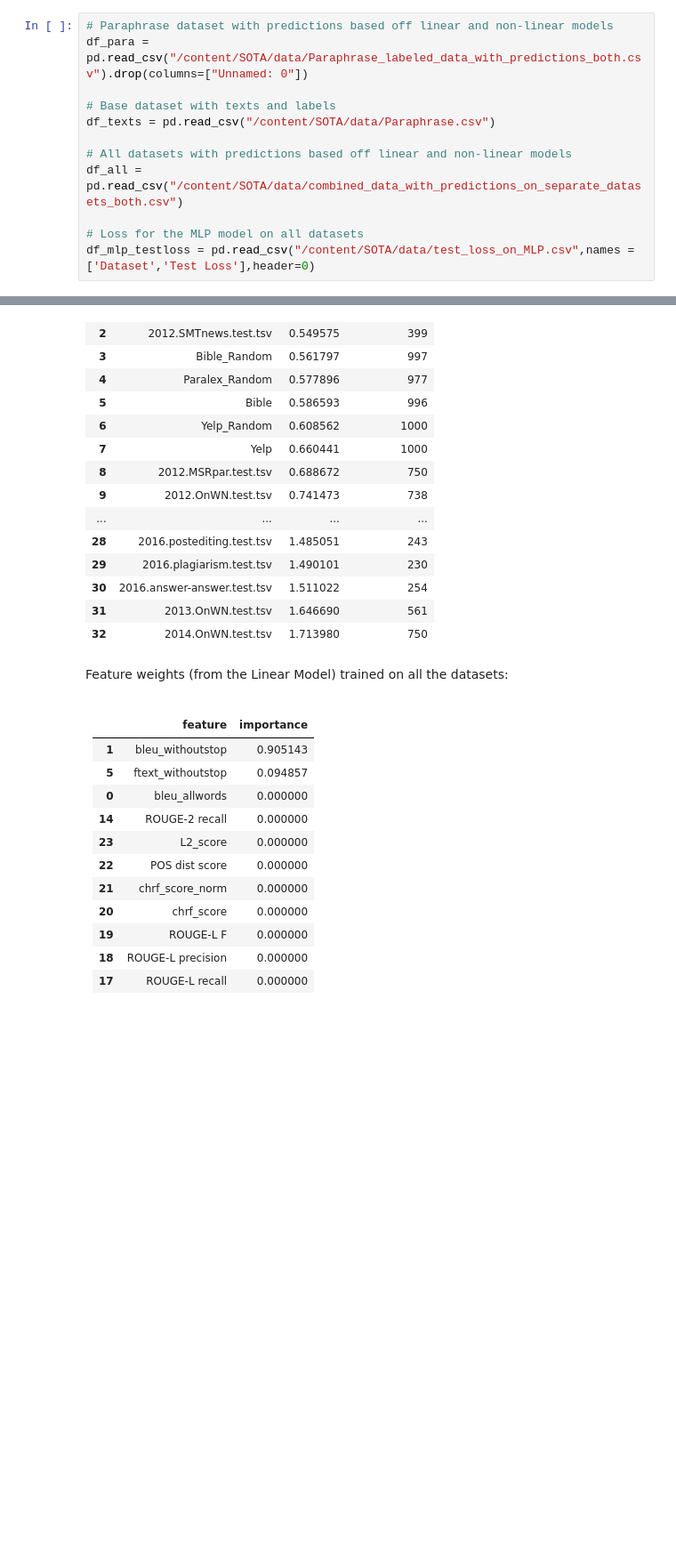
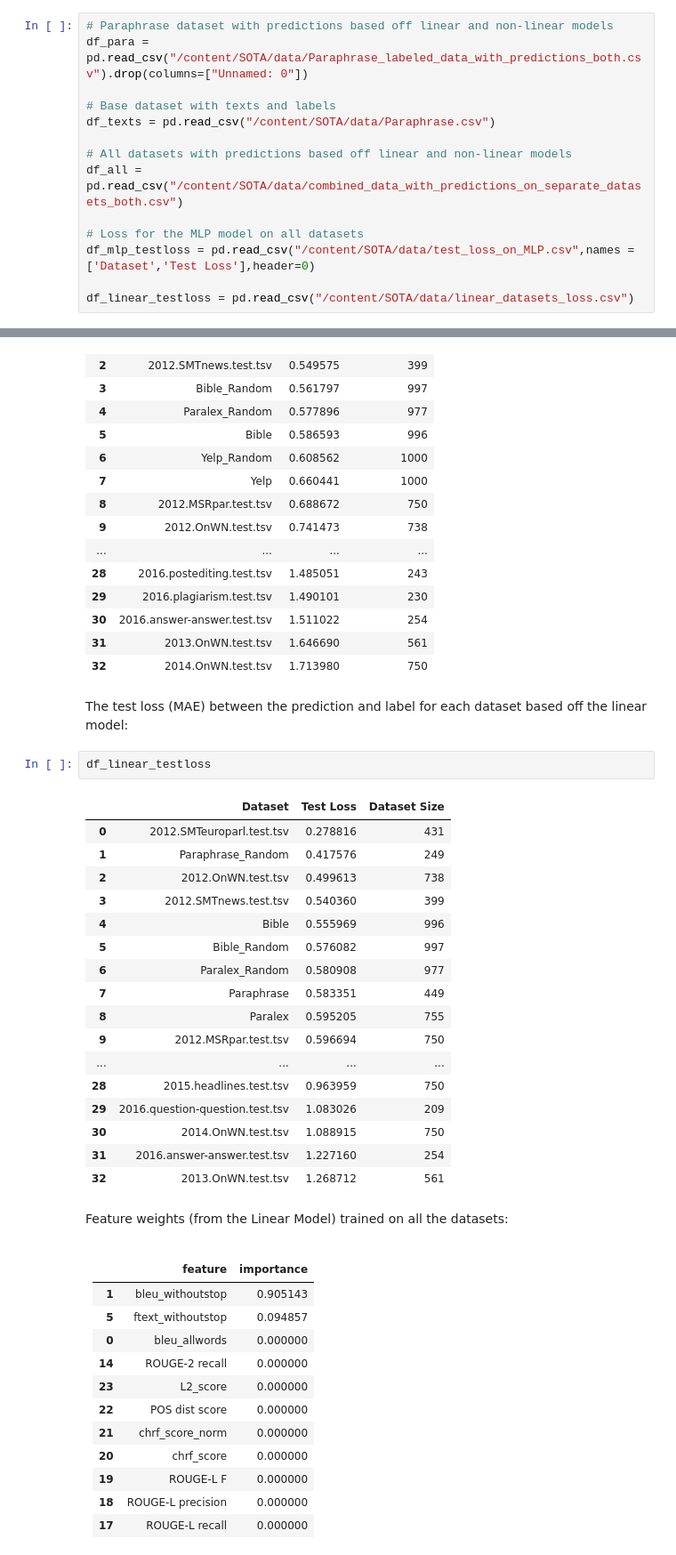
Before and after one commit to Hernanros/SOTA, a Jupyter notebook: summary.ipynb, the cells around one changed output, grey strips where cells are left out. Shown at 89% size. Drawn from its saved outputs; the diff is of its cells as text; blank space fills up the shorter version.

Commit message:
edit summary - add linear loss

```diff
--- a/summary.ipynb
+++ b/summary.ipynb
@@ -69,6 +69,8 @@ df_all = pd.read_csv("/content/SOTA/data/combined_data_with_predictions_on_separ
 
 # Loss for the MLP model on all datasets
 df_mlp_testloss = pd.read_csv("/content/SOTA/data/test_loss_on_MLP.csv",names = ['Dataset','Test Loss'],header=0)
+
+df_linear_testloss = pd.read_csv("/content/SOTA/data/linear_datasets_loss.csv")
 # %% [markdown]
 ### SETUP
 # %% [markdown]
@@ -372,6 +376,28 @@ df_mlp_testloss
 | 30 | 2016.answer-answer.test.tsv | 1.511022 | 254 |
 | 31 | 2013.OnWN.test.tsv | 1.646690 | 561 |
 | 32 | 2014.OnWN.test.tsv | 1.713980 | 750 |
+# %% [markdown]
+The test loss (MAE) between the prediction and label for each dataset based off the linear model:
+# %%
+df_linear_testloss
+# %% [output]
+|  | Dataset | Test Loss | Dataset Size |
+| 0 | 2012.SMTeuroparl.test.tsv | 0.278816 | 431 |
+| 1 | Paraphrase_Random | 0.417576 | 249 |
+| 2 | 2012.OnWN.test.tsv | 0.499613 | 738 |
+| 3 | 2012.SMTnews.test.tsv | 0.540360 | 399 |
+| 4 | Bible | 0.555969 | 996 |
+| 5 | Bible_Random | 0.576082 | 997 |
+| 6 | Paralex_Random | 0.580908 | 977 |
+| 7 | Paraphrase | 0.583351 | 449 |
+| 8 | Paralex | 0.595205 | 755 |
+| 9 | 2012.MSRpar.test.tsv | 0.596694 | 750 |
+| ... | ... | ... | ... |
+| 28 | 2015.headlines.test.tsv | 0.963959 | 750 |
+| 29 | 2016.question-question.test.tsv | 1.083026 | 209 |
+| 30 | 2014.OnWN.test.tsv | 1.088915 | 750 |
+| 31 | 2016.answer-answer.test.tsv | 1.227160 | 254 |
+| 32 | 2013.OnWN.test.tsv | 1.268712 | 561 |
 # %% [markdown]
 Feature weights (from the Linear Model) trained on all the datasets:<br><br>
 
```
Also changed, not shown: parts of 4 cells of this notebook.
